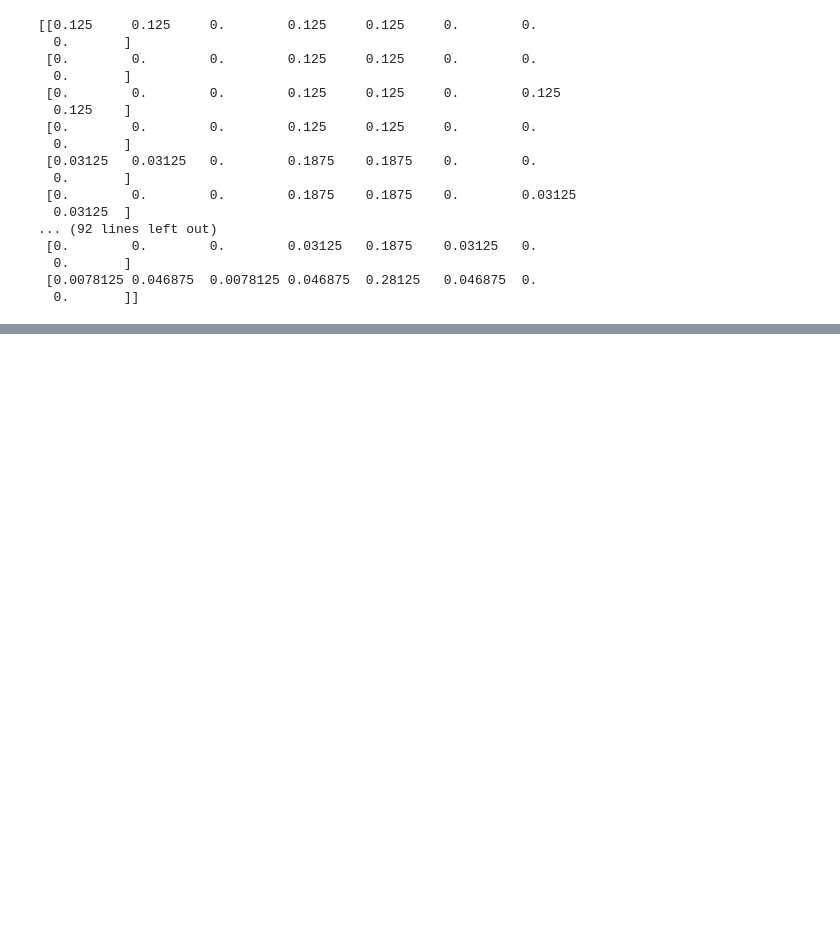
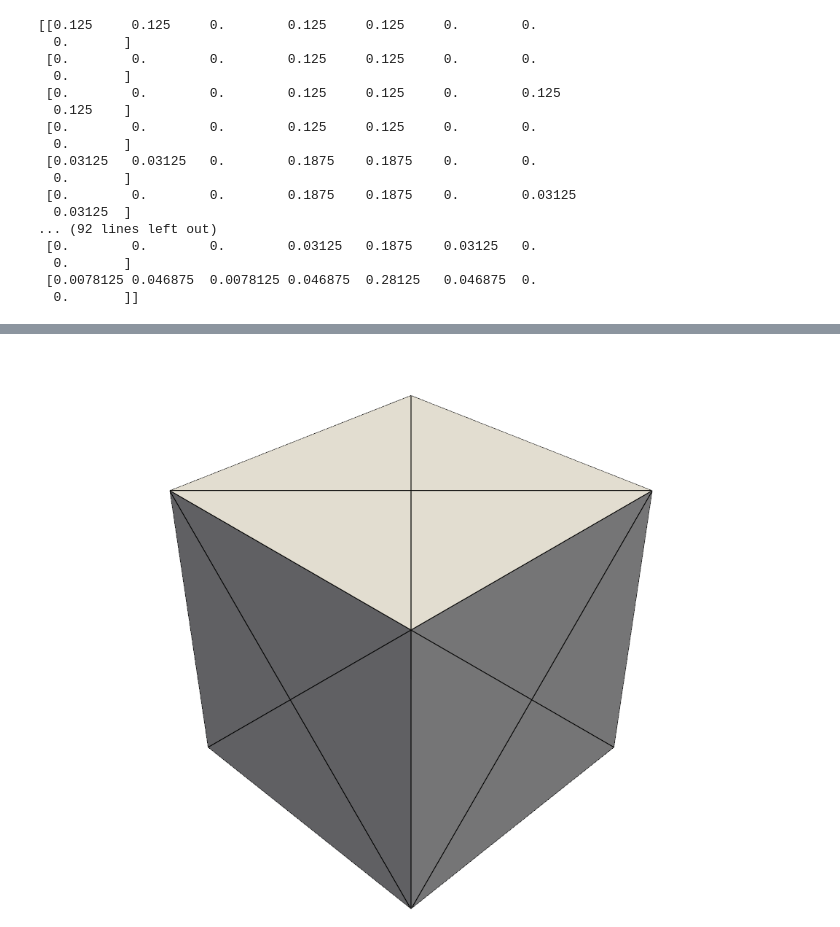
Before and after one commit to Junyu-Liu-Nate/polyfem, a Jupyter notebook: experiments/notebooks/iga-mapping.ipynb, the cells around one changed output, grey strips where cells are left out. Saved outputs shown, nothing was run; the diff lists cells and outputs as text; code cells hidden in the pictures; blank space fills up the shorter version.

```diff
--- a/experiments/notebooks/iga-mapping.ipynb
+++ b/experiments/notebooks/iga-mapping.ipynb
@@ -184,0 +414,84 @@ print(W[:, :, 0])
+# %%
+# def interpolate_points_on_edges(mesh, num_divisions=2):
+#     """
+#     Interpolates points on each edge of the mesh to refine the mesh detail.
+
+#     Parameters:
+#     mesh (pyvista.PolyData): The original mesh to refine.
+#     num_divisions (int): Number of divisions per edge.
+
+#     Returns:
+#     pyvista.PolyData: The new mesh with additional interpolated points.
+#     """
+#     # Extract edges and points
+#     edges = mesh.extract_all_edges()
+#     edge_points = edges.points
+#     edge_cells = edges.lines
+
+#     # Process each edge to extract unique edges
+#     unique_edges = set()
+#     for i in range(0, len(edge_cells) - 1, 3):
+#         pt1_idx, pt2_idx = edge_cells[i+1], edge_cells[i+2]
+#         pt1, pt2 = edge_points[pt1_idx], edge_points[pt2_idx]
+#         edge = tuple(sorted((tuple(pt1), tuple(pt2)), key=lambda x: (x[0], x[1], x[2])))  # Sorting by coordinates
+#         unique_edges.add(edge)
+
+#     # Create new points by interpolating along edges
+#     new_points = []
+#     for pt1, pt2 in unique_edges:
+#         new_points.extend(np.linspace(pt1, pt2, num=num_divisions + 2)[1:-1])  # Exclude original endpoints
+
+#     # Combine old and new points
+#     all_points = np.vstack([mesh.points] + new_points)
+#     point_cloud = pv.PolyData(all_points)
+
+#     # Triangulate the point cloud to form a surface
+#     surface = point_cloud.delaunay_2d()
+
+#     return surface
+
+def subdivide_quad_faces(mesh):
+    """
+    Subdivides each quadrilateral face of the mesh by adding a central vertex connected to each vertex of the face.
+
+    Parameters:
+    mesh (pyvista.PolyData): The original mesh to refine.
+
+    Returns:
+    pyvista.PolyData: The new mesh with faces subdivided.
+    """
+    points = mesh.points
+    new_points = points.tolist()  # Convert to list for easier append operations
+    new_polys = []
+
+    # Process each face assuming they are quads
+    for i in range(0, len(mesh.faces), 5):  # skip every 5 items (4 vertices + 1 count of vertices)
+        face = mesh.faces[i+1:i+5]
+        verts = points[face]
+        centroid = verts.mean(axis=0)
+        centroid_index = len(new_points)
+        new_points.append(centroid)  # Add new centroid point
+
+        # Create new faces connecting the centroid to each edge of the face
+        for j in range(4):
+            new_polys.extend([3, face[j], face[(j+1) % 4], centroid_index])
+
+    # Create new mesh with updated points and faces
+    new_mesh = pv.PolyData(np.array(new_points), np.hstack(new_polys))
+
+    return new_mesh
+
+# Assuming hex_mesh is your original hex mesh
+# Extract the surface and interpolate points
+surface_mesh = hex_mesh.extract_surface()
+# upsampled_surface = interpolate_points_on_edges(surface_mesh, num_divisions=3)
+upsampled_surface = subdivide_quad_faces(surface_mesh)
+
+# Save the upsampled surface mesh to an OBJ file
+upsampled_surface.save('upsampled_surface.ply')
+
+# Visualize the upsampled surface mesh
+plotter = pv.Plotter()
+plotter.add_mesh(upsampled_surface, color='white', show_edges=True)
+plotter.show()
+# %% [output]
@@ -184,0 +502 @@ print(W[:, :, 0])
+[figure, added]
```
Also changed, not shown: parts of 15 cells of this notebook, 4 other files.
